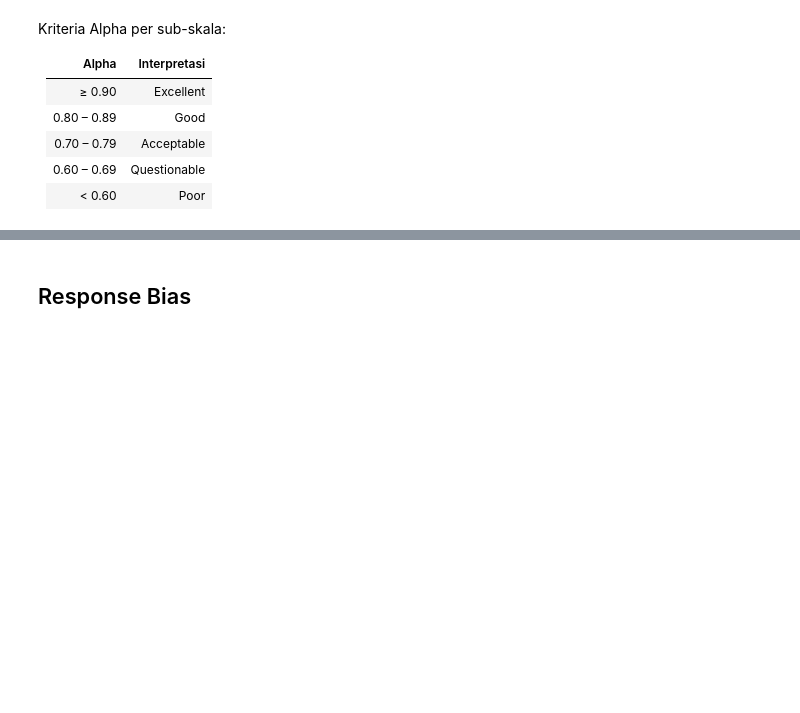
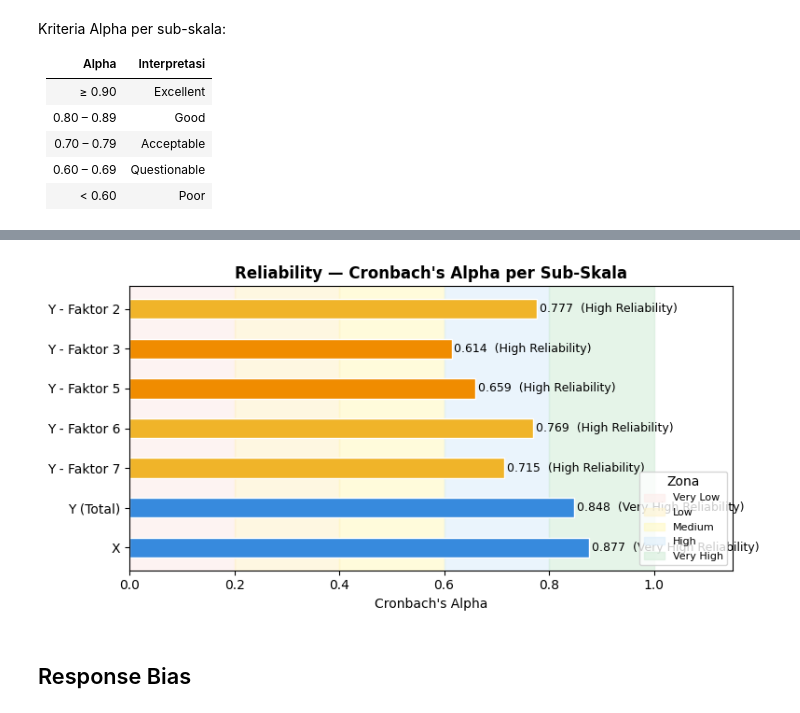
Before and after one commit to williamuntung/Pengaruh-Efikasi-Diri-Terhadap-Tingkat-Stress-Periode-UTS-Data-Science-B28, a Jupyter notebook: measurement_quality.ipynb, the cells around one changed output, grey strips where cells are left out. Drawn from its saved outputs; the diff is of its cells as text; code cells hidden in the pictures; blank space fills up the shorter version.

```diff
--- a/measurement_quality.ipynb
+++ b/measurement_quality.ipynb
@@ -392,3 +369,50 @@ X                                    0.876  Good
+# %%
+alpha_data = []
+for name, items in subscale_items_y.items():
+    a = cronbach_alpha(var_y, items)
+    alpha_data.append({"label": f"{name}", "alpha": a})
+
+alpha_data.append({"label": "Y (Total)", "alpha": cronbach_alpha(var_y, var_y.columns.tolist())})
+alpha_data.append({"label": "X", "alpha": cronbach_alpha(var_x, items_x)})
+
+alpha_df = pd.DataFrame(alpha_data)
+
+fig, ax = plt.subplots(figsize=(8, 4))
+
+# Zona warna background
+zones = [
+    (0.0, 0.20, "#FDECEA", "Very Low"),
+    (0.20, 0.40, "#FEF3CD", "Low"),
+    (0.40, 0.60, "#FFF9C4", "Medium"),
+    (0.60, 0.80, "#DCEEFB", "High"),
+    (0.80, 1.00, "#D4EDDA", "Very High"),
+]
+for x0, x1, color, label in zones:
+    ax.axvspan(x0, x1, color=color, alpha=0.6, label=label)
+
+colors = []
+for a in alpha_df["alpha"]:
+    if a >= 0.90:   colors.append("#1D9E75")
+    elif a >= 0.80: colors.append("#378ADD")
+    elif a >= 0.70: colors.append("#F0B429")
+    elif a >= 0.60: colors.append("#F08C00")
+    else:           colors.append("#E24B4A")
+
+bars = ax.barh(alpha_df["label"], alpha_df["alpha"], color=colors, edgecolor="white", height=0.5)
+
+for bar, a_val in zip(bars, alpha_df["alpha"]):
+    ax.text(bar.get_width() + 0.005, bar.get_y() + bar.get_height() / 2,
+            f"{a_val:.3f}  ({interpret_alpha(a_val)})", va="center", fontsize=9)
+
+ax.set_xlim(0, 1.15)
+ax.set_xlabel("Cronbach's Alpha")
+ax.set_title("Reliability — Cronbach's Alpha per Sub-Skala", fontweight="bold")
+ax.invert_yaxis()
+ax.legend(loc="lower right", fontsize=8, title="Zona")
+plt.tight_layout()
+plt.show()
+# %% [output]
+[figure, added]
 # %% [markdown]
 ## Response Bias
 # %% [markdown]
```
Also changed, not shown: parts of 34 cells of this notebook, 3 other files.
